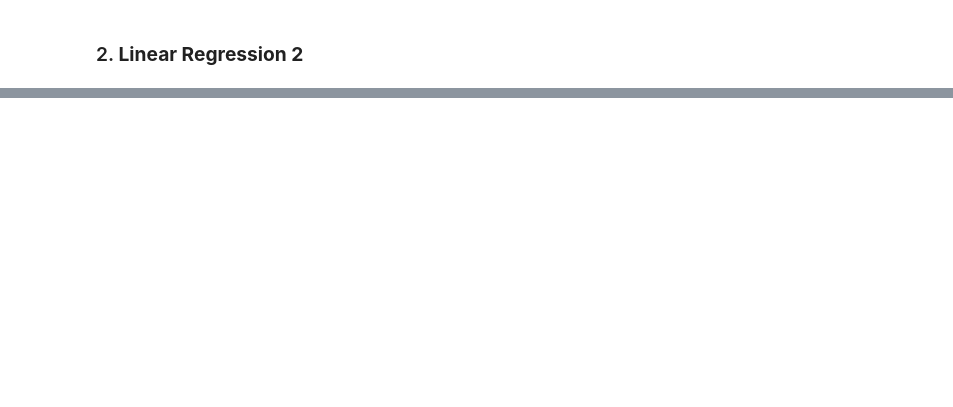
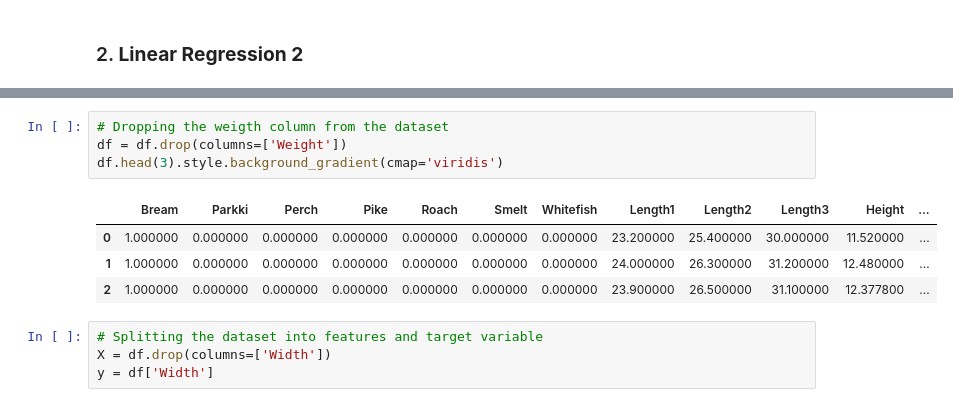
Before and after one commit to joaoalexarruda/fishcatch, a Jupyter notebook: main.ipynb, the cells around one changed output, grey strips where cells are left out. Cells and saved outputs as stored; diff of their text form; blank space fills up the shorter version.

```diff
--- a/main.ipynb
+++ b/main.ipynb
@@ -320,0 +327,13 @@ Let's try working a bit more on the data and see if we can.
+# %%
+# Dropping the weigth column from the dataset
+df = df.drop(columns=['Weight'])
+df.head(3).style.background_gradient(cmap='viridis')
+# %% [output]
+|  | Bream | Parkki | Perch | Pike | Roach | Smelt | Whitefish | Length1 | Length2 | Length3 | Height | ... |
+| 0 | 1.000000 | 0.000000 | 0.000000 | 0.000000 | 0.000000 | 0.000000 | 0.000000 | 23.200000 | 25.400000 | 30.000000 | 11.520000 | ... |
+| 1 | 1.000000 | 0.000000 | 0.000000 | 0.000000 | 0.000000 | 0.000000 | 0.000000 | 24.000000 | 26.300000 | 31.200000 | 12.480000 | ... |
+| 2 | 1.000000 | 0.000000 | 0.000000 | 0.000000 | 0.000000 | 0.000000 | 0.000000 | 23.900000 | 26.500000 | 31.100000 | 12.377800 | ... |
+# %%
+# Splitting the dataset into features and target variable
+X = df.drop(columns=['Width'])
+y = df['Width']
```
Also changed, not shown: parts of 12 cells of this notebook.
